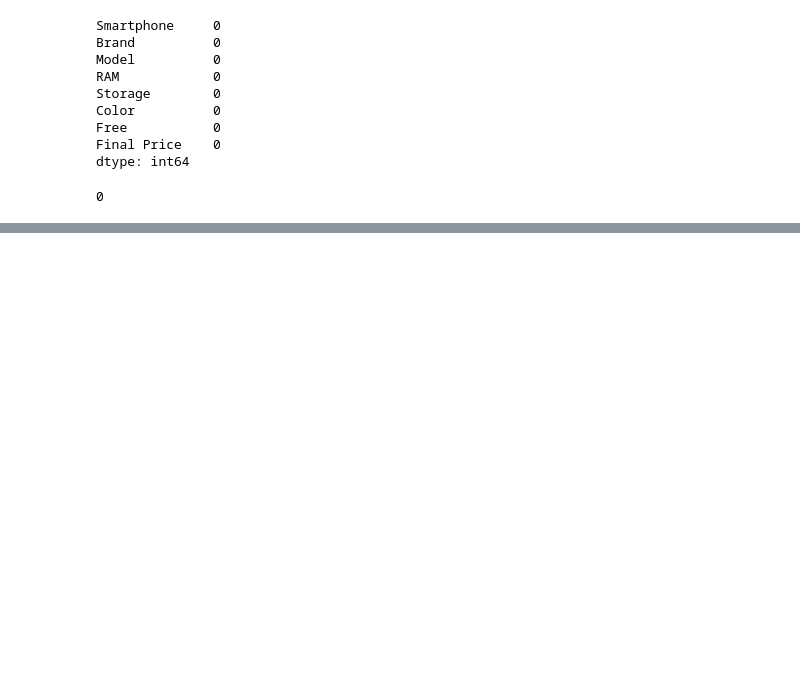
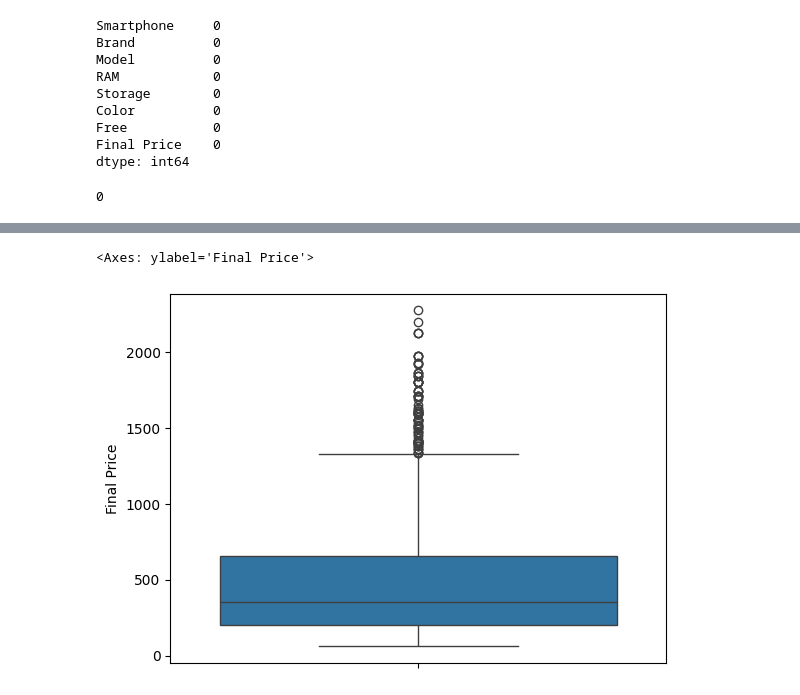
Before and after one commit to MuhammadSufyan111/AI-lab-Project, a Jupyter notebook: Ai_Project.ipynb, the cells around one changed output, grey strips where cells are left out. Drawn from its saved outputs; the diff is of its cells as text; code cells hidden in the pictures; blank space fills up the shorter version.

```diff
--- a/Ai_Project.ipynb
+++ b/Ai_Project.ipynb
@@ -103,0 +154,5 @@ df.duplicated().sum()
+# %%
+sns.boxplot(df['Final Price'])
+# %% [output]
+<Axes: ylabel='Final Price'>
+[figure, added]
```
Also changed, not shown: parts of 9 cells of this notebook.
